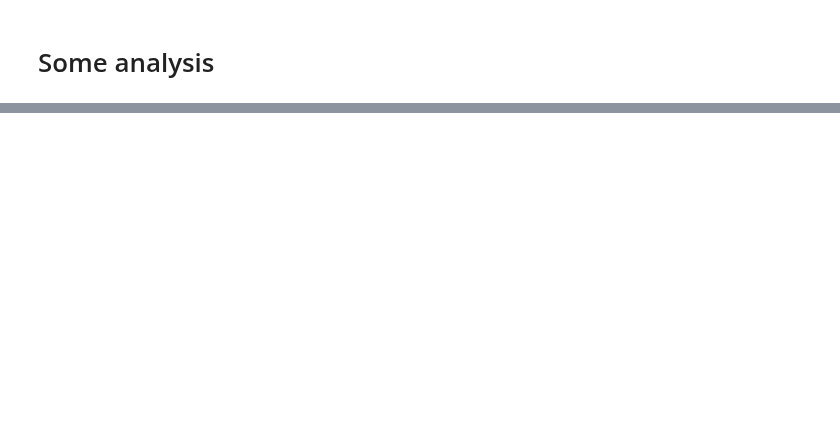
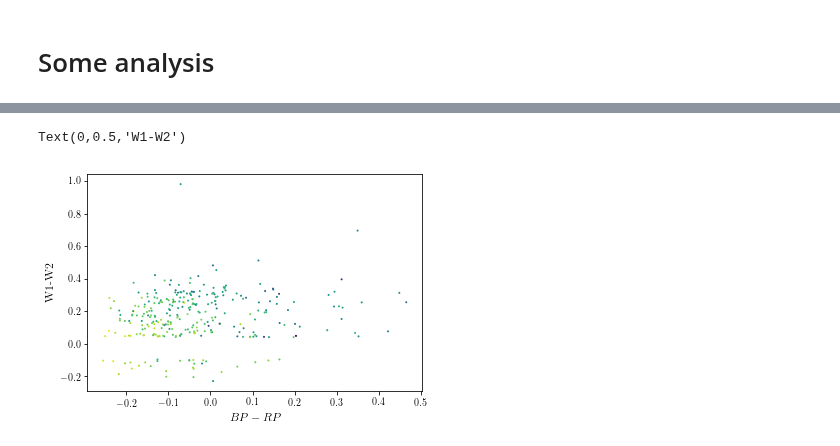
Before and after one commit to tzdwi/GaiaSprintMassive, a Jupyter notebook: WISE/data/bright_sample/sample.ipynb, the cells around one changed output, grey strips where cells are left out. Cells and saved outputs as stored; diff of their text form; code cells hidden in the pictures; blank space fills up the shorter version.

```diff
--- a/WISE/data/bright_sample/sample.ipynb
+++ b/WISE/data/bright_sample/sample.ipynb
@@ -401,10 +401,13 @@ plt.xlabel('W1-W2')
 z_scores = (MainSequence['w1mpro']-MainSequence['w2mpro']- g.mean)/g.stddev
 weird_MS = MainSequence[np.abs(z_scores)>=3]
 # %%
-plt.hexbin(weird_MS['(BP_RP)_0'],weird_MS['w1mpro']-weird_MS['w2mpro'],
-          mincnt=1)
+plt.scatter(weird_MS['(BP_RP)_0'],weird_MS['w1mpro']-weird_MS['w2mpro'],s=1,
+           c=weird_MS['M_W1'])
 plt.xlabel(r'$BP-RP$')
 plt.ylabel('W1-W2')
+# %% [output]
+Text(0,0.5,'W1-W2')
+[figure, added]
 # %%
 plt.scatter(weird_MS['(BP_RP)_0'],weird_MS['M_G'],
           c=weird_MS['w1mpro']-weird_MS['w2mpro'],s=5)
```
Also changed, not shown: parts of 13 cells of this notebook, 2 other files.
